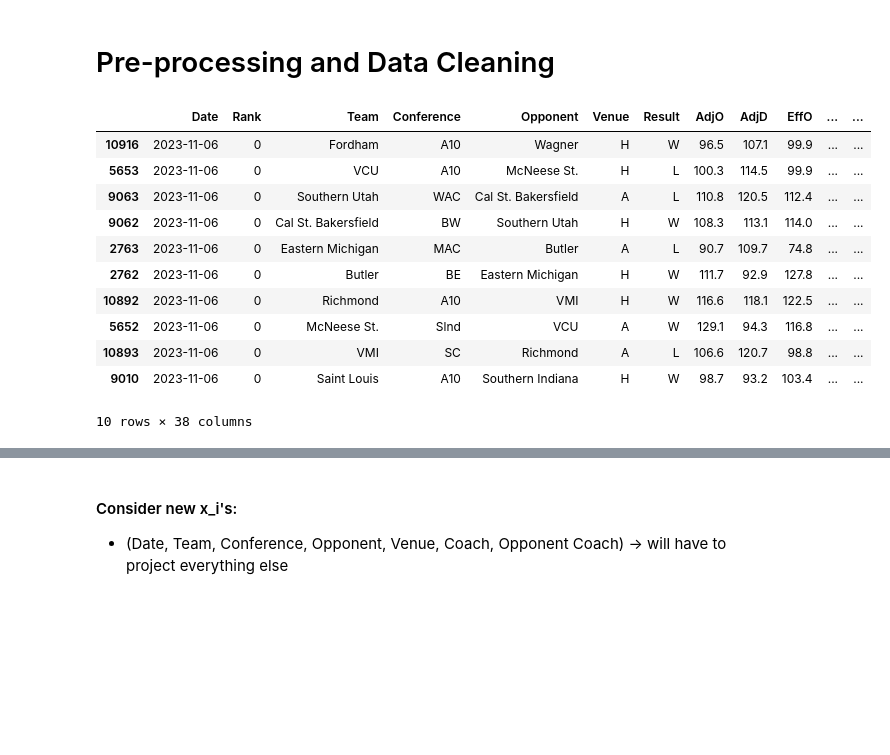
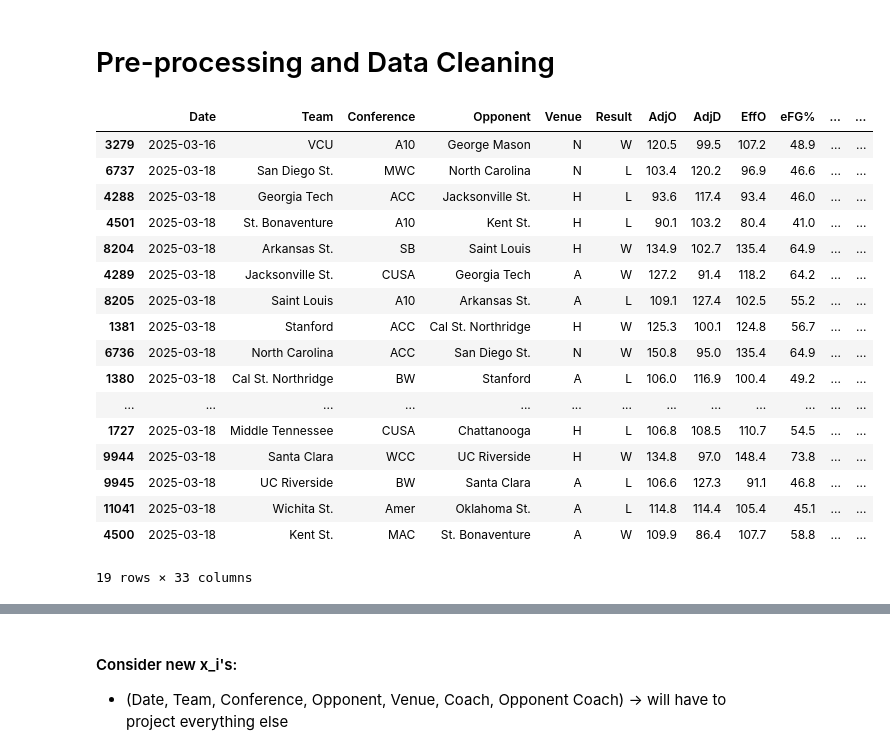
Before and after one commit to daleyren/ncaam-march-madness-predictions, a Jupyter notebook: elo_model.ipynb, the cells around one changed output, grey strips where cells are left out. Saved outputs shown, nothing was run; the diff lists cells and outputs as text; code cells hidden in the pictures; blank space fills up the shorter version.

```diff
--- a/elo_model.ipynb
+++ b/elo_model.ipynb
@@ -9,22 +9,28 @@ games_df = pd.read_csv(f'game-data/{year}games.csv', index_col='Unnamed: 0')
 # %%
 games_df['Pre-Game Team Elo'] = ''
 games_df['Pre-Game Opponent Elo'] = ''
 games_df['Post-Game Team Elo'] = ''
 games_df['Post-Game Opponent Elo'] = ''
-games_df.head(10)
+games_df.tail(19)
 # %% [output]
-|  | Date | Rank | Team | Conference | Opponent | Venue | Result | AdjO | AdjD | EffO | ... | ... |
-| 10916 | 2023-11-06 | 0 | Fordham | A10 | Wagner | H | W | 96.5 | 107.1 | 99.9 | ... | ... |
-| 5653 | 2023-11-06 | 0 | VCU | A10 | McNeese St. | H | L | 100.3 | 114.5 | 99.9 | ... | ... |
-| 9063 | 2023-11-06 | 0 | Southern Utah | WAC | Cal St. Bakersfield | A | L | 110.8 | 120.5 | 112.4 | ... | ... |
-| 9062 | 2023-11-06 | 0 | Cal St. Bakersfield | BW | Southern Utah | H | W | 108.3 | 113.1 | 114.0 | ... | ... |
-| 2763 | 2023-11-06 | 0 | Eastern Michigan | MAC | Butler | A | L | 90.7 | 109.7 | 74.8 | ... | ... |
-| 2762 | 2023-11-06 | 0 | Butler | BE | Eastern Michigan | H | W | 111.7 | 92.9 | 127.8 | ... | ... |
-| 10892 | 2023-11-06 | 0 | Richmond | A10 | VMI | H | W | 116.6 | 118.1 | 122.5 | ... | ... |
-| 5652 | 2023-11-06 | 0 | McNeese St. | Slnd | VCU | A | W | 129.1 | 94.3 | 116.8 | ... | ... |
-| 10893 | 2023-11-06 | 0 | VMI | SC | Richmond | A | L | 106.6 | 120.7 | 98.8 | ... | ... |
-| 9010 | 2023-11-06 | 0 | Saint Louis | A10 | Southern Indiana | H | W | 98.7 | 93.2 | 103.4 | ... | ... |
+|  | Date | Team | Conference | Opponent | Venue | Result | AdjO | AdjD | EffO | eFG% | ... | ... |
+| 3279 | 2025-03-16 | VCU | A10 | George Mason | N | W | 120.5 | 99.5 | 107.2 | 48.9 | ... | ... |
+| 6737 | 2025-03-18 | San Diego St. | MWC | North Carolina | N | L | 103.4 | 120.2 | 96.9 | 46.6 | ... | ... |
+| 4288 | 2025-03-18 | Georgia Tech | ACC | Jacksonville St. | H | L | 93.6 | 117.4 | 93.4 | 46.0 | ... | ... |
+| 4501 | 2025-03-18 | St. Bonaventure | A10 | Kent St. | H | L | 90.1 | 103.2 | 80.4 | 41.0 | ... | ... |
+| 8204 | 2025-03-18 | Arkansas St. | SB | Saint Louis | H | W | 134.9 | 102.7 | 135.4 | 64.9 | ... | ... |
+| 4289 | 2025-03-18 | Jacksonville St. | CUSA | Georgia Tech | A | W | 127.2 | 91.4 | 118.2 | 64.2 | ... | ... |
+| 8205 | 2025-03-18 | Saint Louis | A10 | Arkansas St. | A | L | 109.1 | 127.4 | 102.5 | 55.2 | ... | ... |
+| 1381 | 2025-03-18 | Stanford | ACC | Cal St. Northridge | H | W | 125.3 | 100.1 | 124.8 | 56.7 | ... | ... |
+| 6736 | 2025-03-18 | North Carolina | ACC | San Diego St. | N | W | 150.8 | 95.0 | 135.4 | 64.9 | ... | ... |
+| 1380 | 2025-03-18 | Cal St. Northridge | BW | Stanford | A | L | 106.0 | 116.9 | 100.4 | 49.2 | ... | ... |
+| ... | ... | ... | ... | ... | ... | ... | ... | ... | ... | ... | ... | ... |
+| 1727 | 2025-03-18 | Middle Tennessee | CUSA | Chattanooga | H | L | 106.8 | 108.5 | 110.7 | 54.5 | ... | ... |
+| 9944 | 2025-03-18 | Santa Clara | WCC | UC Riverside | H | W | 134.8 | 97.0 | 148.4 | 73.8 | ... | ... |
+| 9945 | 2025-03-18 | UC Riverside | BW | Santa Clara | A | L | 106.6 | 127.3 | 91.1 | 46.8 | ... | ... |
+| 11041 | 2025-03-18 | Wichita St. | Amer | Oklahoma St. | A | L | 114.8 | 114.4 | 105.4 | 45.1 | ... | ... |
+| 4500 | 2025-03-18 | Kent St. | MAC | St. Bonaventure | A | W | 109.9 | 86.4 | 107.7 | 58.8 | ... | ... |
-10 rows × 38 columns
+19 rows × 33 columns
 # %%
 print(games_df.columns)
 # %% [output]
```
Also changed, not shown: parts of 15 cells of this notebook, 22 other files.
